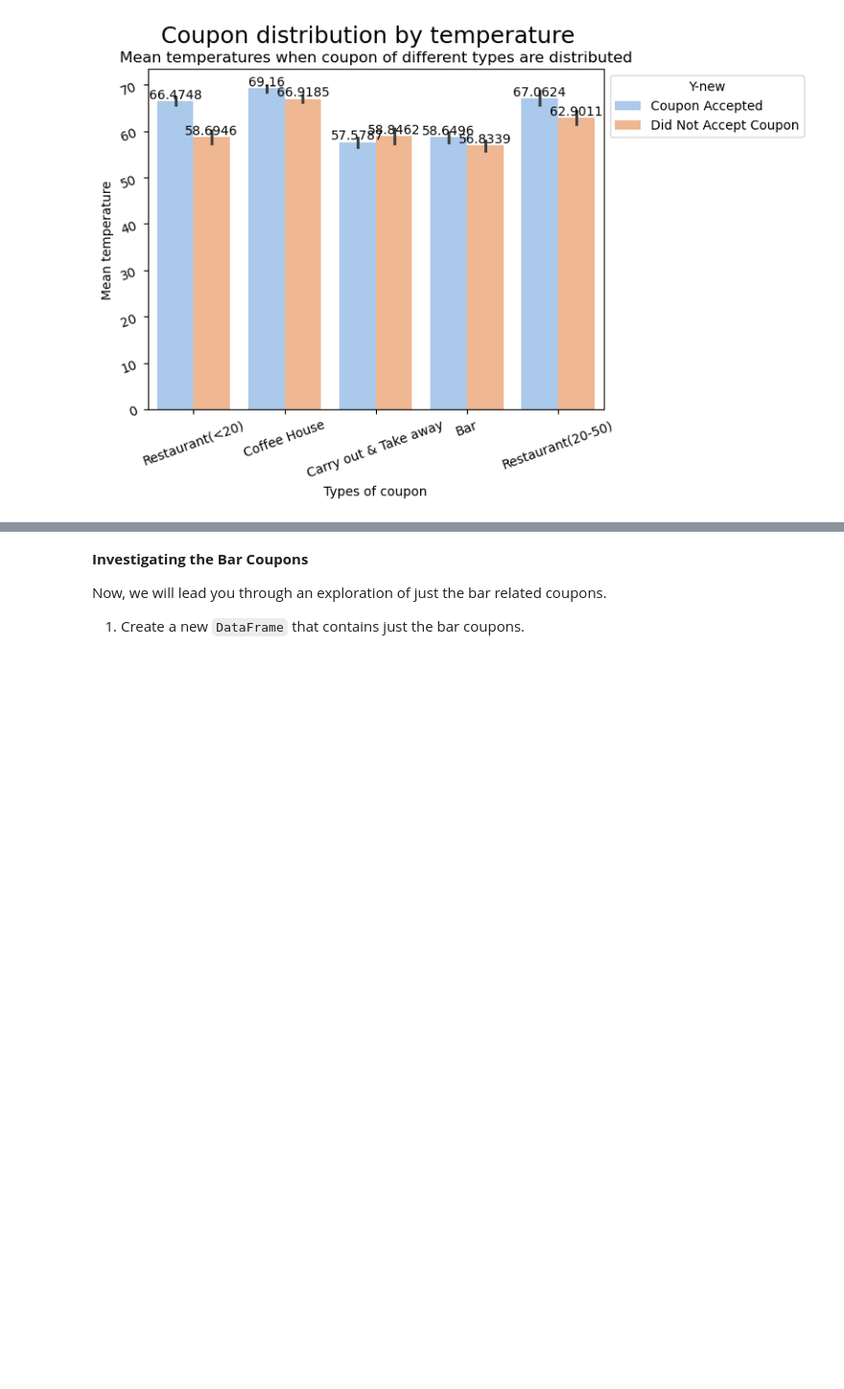
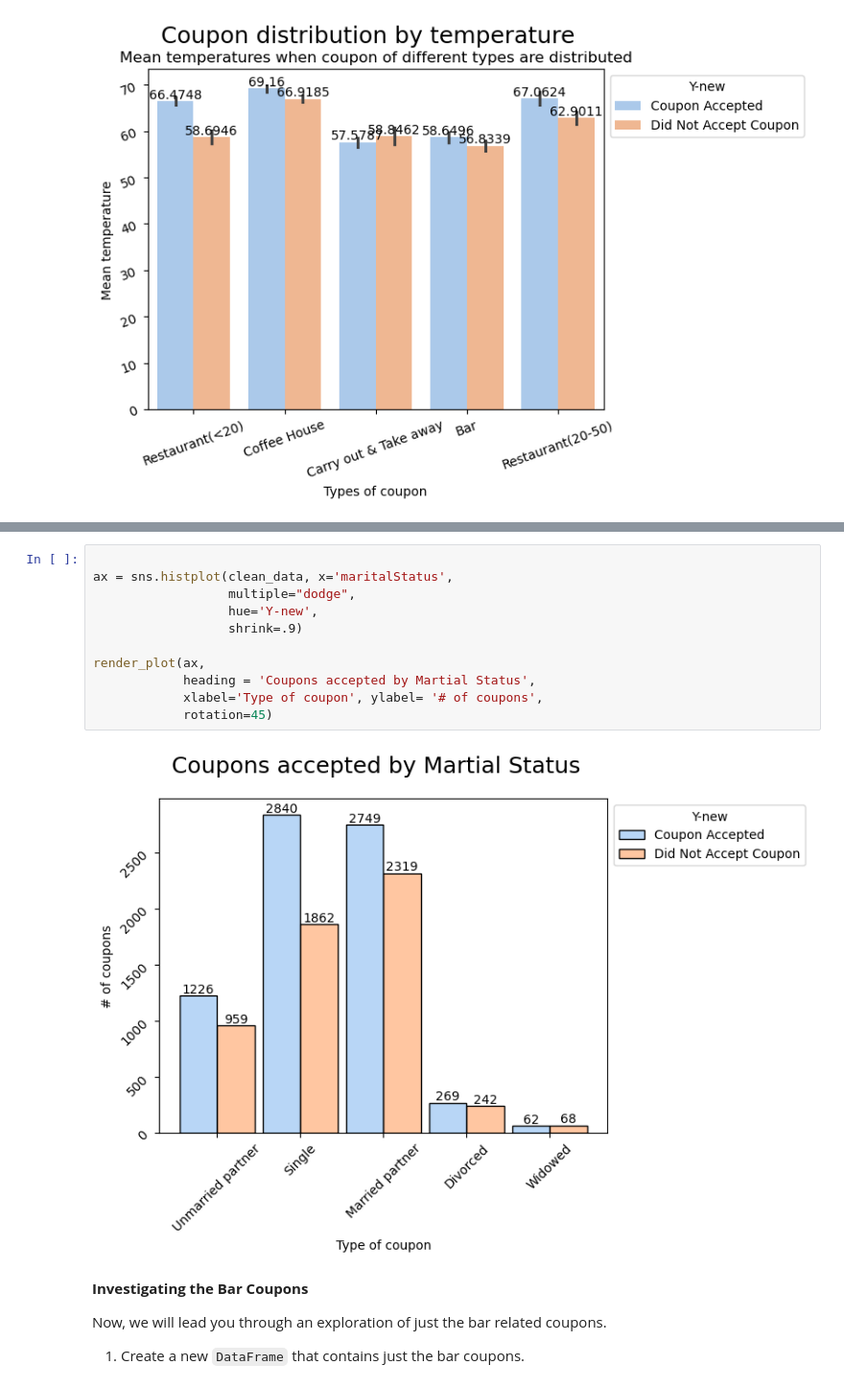
Before and after one commit to mgk2014/PCMLAI, a Jupyter notebook: coupons.ipynb, the cells around one changed output, grey strips where cells are left out. Shown at 96% size. Saved outputs shown, nothing was run; the diff lists cells and outputs as text; blank space fills up the shorter version.

```diff
--- a/coupons.ipynb
+++ b/coupons.ipynb
@@ -234,3 +238,16 @@ render_plot(ax, heading = 'Coupon acceptance by direction',
+# %%
+
+ax = sns.histplot(clean_data, x='maritalStatus',
+                  multiple="dodge",
+                  hue='Y-new',
+                  shrink=.9)
+
+render_plot(ax,
+            heading = 'Coupons accepted by Martial Status',
+            xlabel='Type of coupon', ylabel= '# of coupons',
+            rotation=45)
+# %% [output]
+[figure, added]
 # %% [markdown]
 **Investigating the Bar Coupons**
 
```
Also changed, not shown: parts of 19 cells of this notebook.
